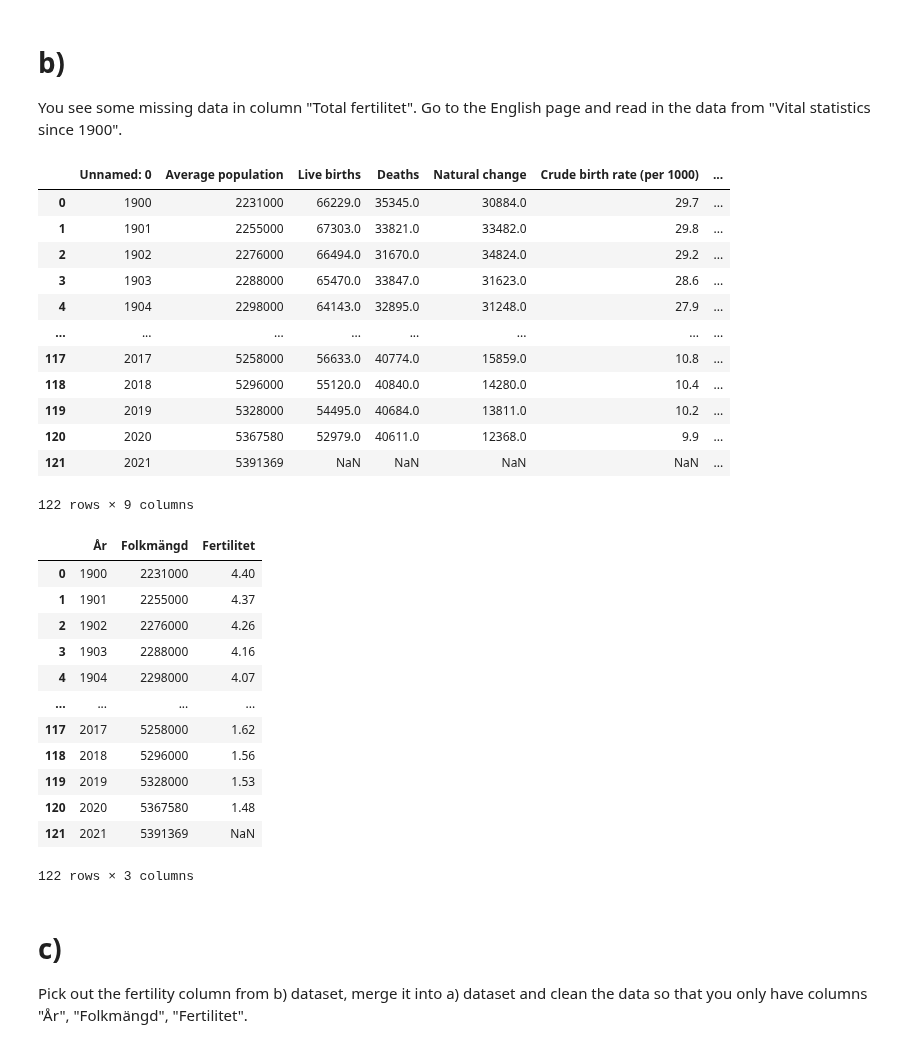
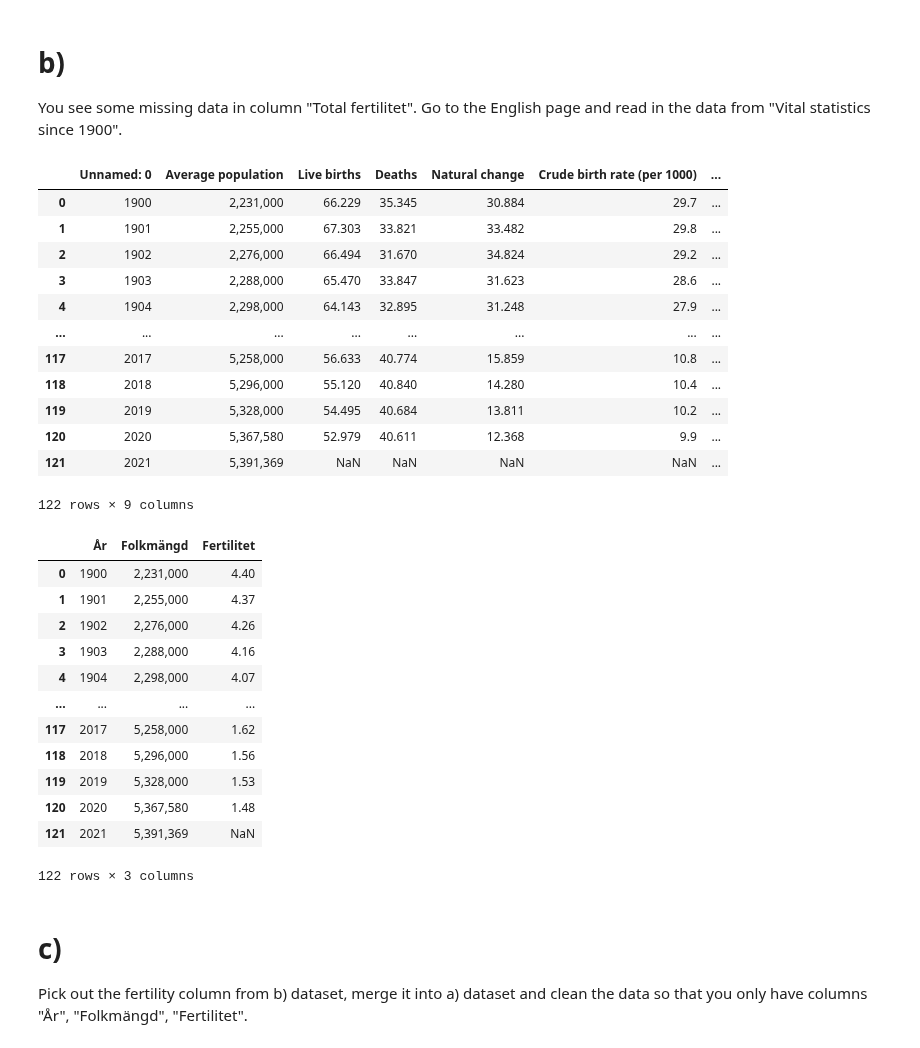
Before and after one commit to xjohansson/Databehandling_Xiu, a Jupyter notebook: Exercise/Exercise2_mergy.ipynb, the cells around one changed output. Drawn from its saved outputs; the diff is of its cells as text; code cells hidden in the pictures.

```diff
--- a/Exercise/Exercise2_mergy.ipynb
+++ b/Exercise/Exercise2_mergy.ipynb
@@ -301,43 +348,43 @@ You see some missing data in column "Total fertilitet". Go to the English page a
 # %%
 link="https://en.wikipedia.org/wiki/Demographics_of_Norway"
 import pandas as pd
-tables_norge_eng=pd.read_html(link)
-norge_eng=tables_norge_eng[13]
-norge_eng
+norway_eng=pd.read_html(link,match="Crude birth rate",thousands=" ", decimal=",")[0]
+
+norway_eng
 # %% [output]
 |  | Unnamed: 0 | Average population | Live births | Deaths | Natural change | Crude birth rate (per 1000) | ... |
-| 0 | 1900 | 2231000 | 66229.0 | 35345.0 | 30884.0 | 29.7 | ... |
-| 1 | 1901 | 2255000 | 67303.0 | 33821.0 | 33482.0 | 29.8 | ... |
-| 2 | 1902 | 2276000 | 66494.0 | 31670.0 | 34824.0 | 29.2 | ... |
-| 3 | 1903 | 2288000 | 65470.0 | 33847.0 | 31623.0 | 28.6 | ... |
-| 4 | 1904 | 2298000 | 64143.0 | 32895.0 | 31248.0 | 27.9 | ... |
+| 0 | 1900 | 2,231,000 | 66.229 | 35.345 | 30.884 | 29.7 | ... |
+| 1 | 1901 | 2,255,000 | 67.303 | 33.821 | 33.482 | 29.8 | ... |
+| 2 | 1902 | 2,276,000 | 66.494 | 31.670 | 34.824 | 29.2 | ... |
+| 3 | 1903 | 2,288,000 | 65.470 | 33.847 | 31.623 | 28.6 | ... |
+| 4 | 1904 | 2,298,000 | 64.143 | 32.895 | 31.248 | 27.9 | ... |
 | ... | ... | ... | ... | ... | ... | ... | ... |
-| 117 | 2017 | 5258000 | 56633.0 | 40774.0 | 15859.0 | 10.8 | ... |
-| 118 | 2018 | 5296000 | 55120.0 | 40840.0 | 14280.0 | 10.4 | ... |
-| 119 | 2019 | 5328000 | 54495.0 | 40684.0 | 13811.0 | 10.2 | ... |
-| 120 | 2020 | 5367580 | 52979.0 | 40611.0 | 12368.0 | 9.9 | ... |
-| 121 | 2021 | 5391369 | NaN | NaN | NaN | NaN | ... |
+| 117 | 2017 | 5,258,000 | 56.633 | 40.774 | 15.859 | 10.8 | ... |
+| 118 | 2018 | 5,296,000 | 55.120 | 40.840 | 14.280 | 10.4 | ... |
+| 119 | 2019 | 5,328,000 | 54.495 | 40.684 | 13.811 | 10.2 | ... |
+| 120 | 2020 | 5,367,580 | 52.979 | 40.611 | 12.368 | 9.9 | ... |
+| 121 | 2021 | 5,391,369 | NaN | NaN | NaN | NaN | ... |
 122 rows × 9 columns
 # %%
-norge_eng=norge_eng.rename(columns={"Unnamed: 0": "År",
+norway_eng=norway_eng.rename(columns={"Unnamed: 0": "År",
                                       "Average population" :"Folkmängd",
                                    "Total fertility rates[fn 1][5][7]": "Fertilitet"})
-norge_eng=norge_eng.loc[:,["År","Folkmängd","Fertilitet"]]
+norway_eng=norway_eng.loc[:,["År","Folkmängd","Fertilitet"]]
 
-norge_eng
+norway_eng
 # %% [output]
 |  | År | Folkmängd | Fertilitet |
-| 0 | 1900 | 2231000 | 4.40 |
-| 1 | 1901 | 2255000 | 4.37 |
-| 2 | 1902 | 2276000 | 4.26 |
-| 3 | 1903 | 2288000 | 4.16 |
-| 4 | 1904 | 2298000 | 4.07 |
+| 0 | 1900 | 2,231,000 | 4.40 |
+| 1 | 1901 | 2,255,000 | 4.37 |
+| 2 | 1902 | 2,276,000 | 4.26 |
+| 3 | 1903 | 2,288,000 | 4.16 |
+| 4 | 1904 | 2,298,000 | 4.07 |
 | ... | ... | ... | ... |
-| 117 | 2017 | 5258000 | 1.62 |
-| 118 | 2018 | 5296000 | 1.56 |
-| 119 | 2019 | 5328000 | 1.53 |
-| 120 | 2020 | 5367580 | 1.48 |
-| 121 | 2021 | 5391369 | NaN |
+| 117 | 2017 | 5,258,000 | 1.62 |
+| 118 | 2018 | 5,296,000 | 1.56 |
+| 119 | 2019 | 5,328,000 | 1.53 |
+| 120 | 2020 | 5,367,580 | 1.48 |
+| 121 | 2021 | 5,391,369 | NaN |
 122 rows × 3 columns
 # %% [markdown]
 # c)
```
Also changed, not shown: parts of 30 cells of this notebook, 8 other files.
